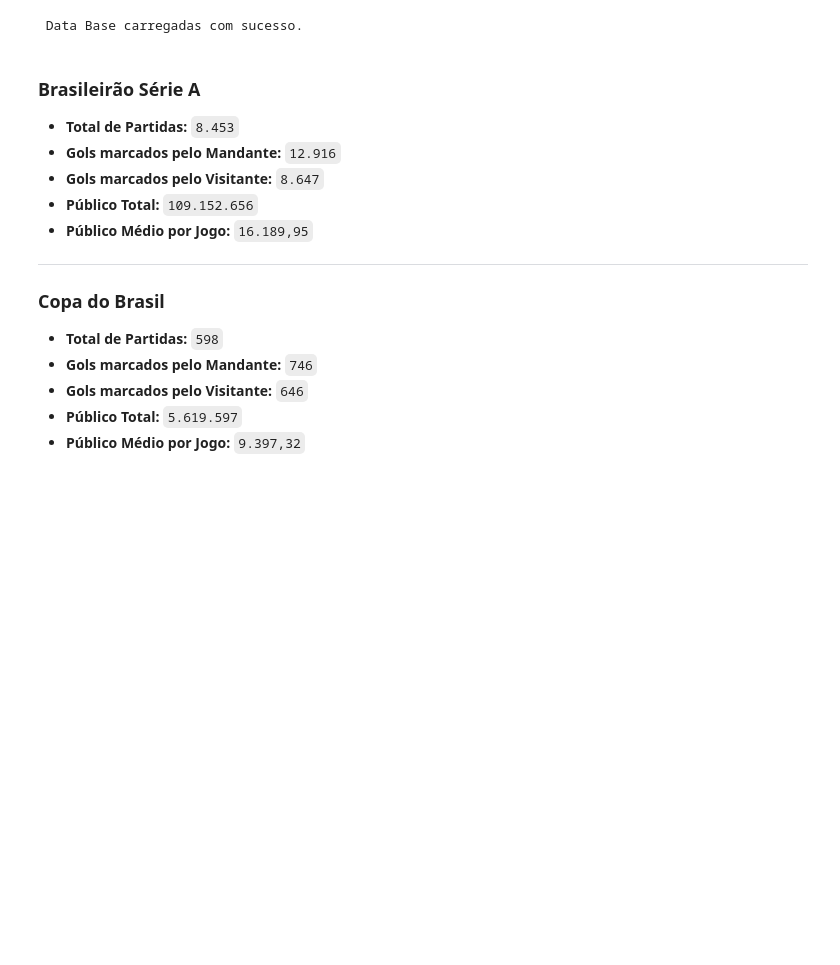
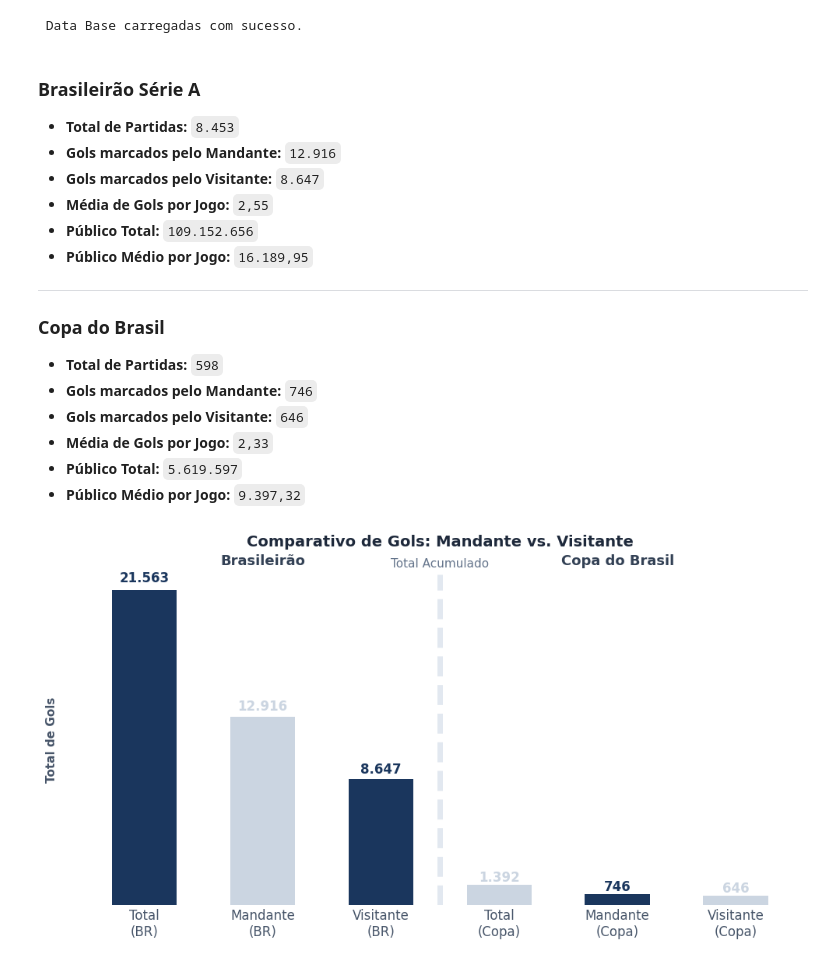
Before and after one commit to GabrielDavi7/Futebol-Brasileiro-Serie-A--Analise-dados, a Jupyter notebook: notebooks/analytics.ipynb, the cells around one changed output. Drawn from its saved outputs; the diff is of its cells as text; code cells hidden in the pictures; blank space fills up the shorter version.

Commit message:
feat: add comparativo gols

```diff
--- a/notebooks/analytics.ipynb
+++ b/notebooks/analytics.ipynb
@@ -21,12 +22,14 @@ except locale.Error:
 total_b = locale.format_string('%d', df_brasileirao.shape[0], grouping=True)
 total_gols_mandante_b = locale.format_string('%d', df_brasileirao['gols_mandante'].sum(), grouping=True)
 total_gols_visitante_b = locale.format_string('%d', df_brasileirao['gols_visitante'].sum(), grouping=True)
+media_gols_brasileirao = locale.format_string('%.2f', df_brasileirao['gols_mandante'].mean() + df_brasileirao['gols_visitante'].mean(), grouping=True)
 total_publico_b = locale.format_string('%d', df_brasileirao['publico'].sum(), grouping=True)
 media_publico_b = locale.format_string('%.2f', df_brasileirao['publico'].mean(), grouping=True)
 
 total_c = locale.format_string('%d', df_copa.shape[0], grouping=True)
 total_gols_mandante_c = locale.format_string('%d', df_copa['gols_mandante'].sum(), grouping=True)
 total_gols_visitante_c = locale.format_string('%d', df_copa['gols_visitante'].sum(), grouping=True)
+media_gols_copa = locale.format_string('%.2f', df_copa['gols_mandante'].mean() + df_copa['gols_visitante'].mean(), grouping=True)
 total_publico_c = locale.format_string('%d', df_copa['publico'].sum(), grouping=True)
 media_publico_c = locale.format_string('%.2f', df_copa['publico'].mean(), grouping=True)
 
@@ -35,6 +38,7 @@ relatorio = f"""
 * **Total de Partidas:** `{total_b}`
 * **Gols marcados pelo Mandante:** `{total_gols_mandante_b}`
 * **Gols marcados pelo Visitante:** `{total_gols_visitante_b}`
+* **Média de Gols por Jogo:** `{media_gols_brasileirao}`
 * **Público Total:** `{total_publico_b}`
 * **Público Médio por Jogo:** `{media_publico_b}`
 
@@ -44,6 +48,7 @@ relatorio = f"""
 * **Total de Partidas:** `{total_c}`
 * **Gols marcados pelo Mandante:** `{total_gols_mandante_c}`
 * **Gols marcados pelo Visitante:** `{total_gols_visitante_c}`
+* **Média de Gols por Jogo:** `{media_gols_copa}`
 * **Público Total:** `{total_publico_c}`
 * **Público Médio por Jogo:** `{media_publico_c}`
 """
@@ -55,6 +60,7 @@ display(Markdown(relatorio))
 * **Total de Partidas:** `8.453`
 * **Gols marcados pelo Mandante:** `12.916`
 * **Gols marcados pelo Visitante:** `8.647`
+* **Média de Gols por Jogo:** `2,55`
 * **Público Total:** `109.152.656`
 * **Público Médio por Jogo:** `16.189,95`
 
@@ -64,5 +70,67 @@ display(Markdown(relatorio))
 * **Total de Partidas:** `598`
 * **Gols marcados pelo Mandante:** `746`
 * **Gols marcados pelo Visitante:** `646`
+* **Média de Gols por Jogo:** `2,33`
 * **Público Total:** `5.619.597`
 * **Público Médio por Jogo:** `9.397,32`
+# %%
+categoria = ['Total\n(BR)','Mandante\n(BR)', 'Visitante\n(BR)','Total\n(Copa)', 'Mandante\n(Copa)', 'Visitante\n(Copa)']
+
+gols_total_br = [df_brasileirao['gols_mandante'].sum() + df_brasileirao['gols_visitante'].sum()]
+gols_brasileirao = [df_brasileirao['gols_mandante'].sum(), df_brasileirao['gols_visitante'].sum()]
+
+gols_total_copa = [df_copa['gols_mandante'].sum() + df_copa['gols_visitante'].sum()]
+gols_copa = [df_copa['gols_mandante'].sum(), df_copa['gols_visitante'].sum()]
+
+gols = gols_total_br + gols_brasileirao + gols_total_copa + gols_copa #lista de gols para cada categoria
+fig, ax = plt.subplots(figsize=(10, 5.5), facecolor='white')
+
+cores = ['#1A365D', '#CBD5E1','#1A365D', '#CBD5E1','#1A365D', '#CBD5E1']
+barras = ax.bar(categoria, gols, color=cores, width=0.55, edgecolor='none')
+
+ax.set_title('Comparativo de Gols: Mandante vs. Visitante\n',
+             fontsize=14, fontweight='bold', color='#1E293B', loc='center', pad=10)
+ax.text(
+    1,
+    max(gols) * 1.08,
+    'Brasileirão',
+    ha='center',
+    fontsize=13,
+    fontweight='bold',
+    color='#334155'
+)
+
+ax.text(
+    4,
+    max(gols) * 1.08,
+    'Copa do Brasil',
+    ha='center',
+    fontsize=13,
+    fontweight='bold',
+    color='#334155',
+
+)
+ax.text(0.5, 1.02, 'Total Acumulado',
+        transform=ax.transAxes, fontsize=11, color='#64748B', ha='center')
+
+ax.set_ylabel('Total de Gols', fontsize=11, fontweight='semibold', color='#475569', labelpad=20)
+ax.tick_params(axis='x', colors='#475569', labelsize=12, length=0)
+ax.tick_params(axis='y', left=False, labelleft=False)
+
+for spine in ['top', 'right', 'left', 'bottom']:
+    ax.spines[spine].set_visible(False)
+
+for barra, cor in zip(barras, cores):
+    altura = barra.get_height()
+    deslocamento = altura * 0.015
+
+    ax.text(barra.get_x() + barra.get_width()/2, altura + deslocamento,
+            f'{int(altura):,}'.replace(',', '.'),
+            ha='center', va='bottom', fontsize=12, fontweight='bold', color=cor)
+
+ax.axvline(x=2.5, color='#E2E8F0', linestyle='--', linewidth=5) #Adicionando uma linha vertical sutil para separar os campeonatos
+
+plt.tight_layout()
+plt.show()
+# %% [output]
+[figure, added]
```
Also changed, not shown: parts of 1 cell of this notebook.
